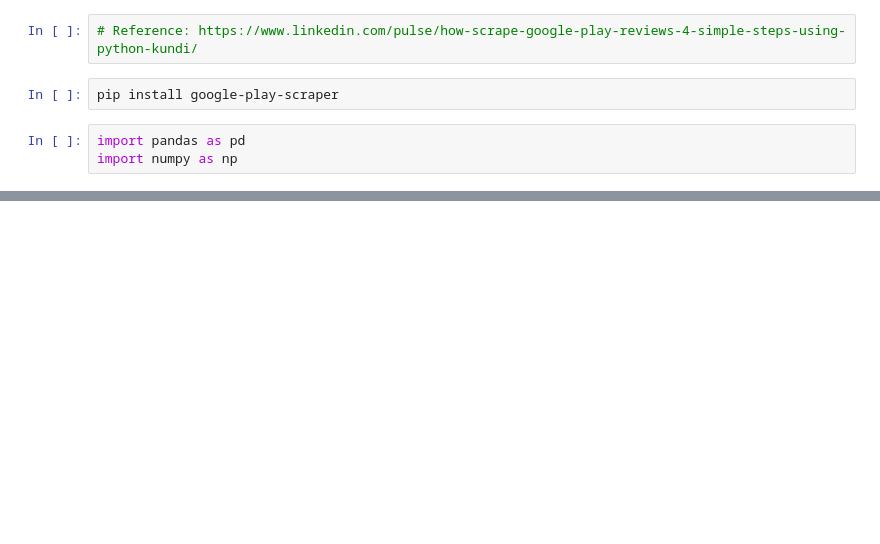
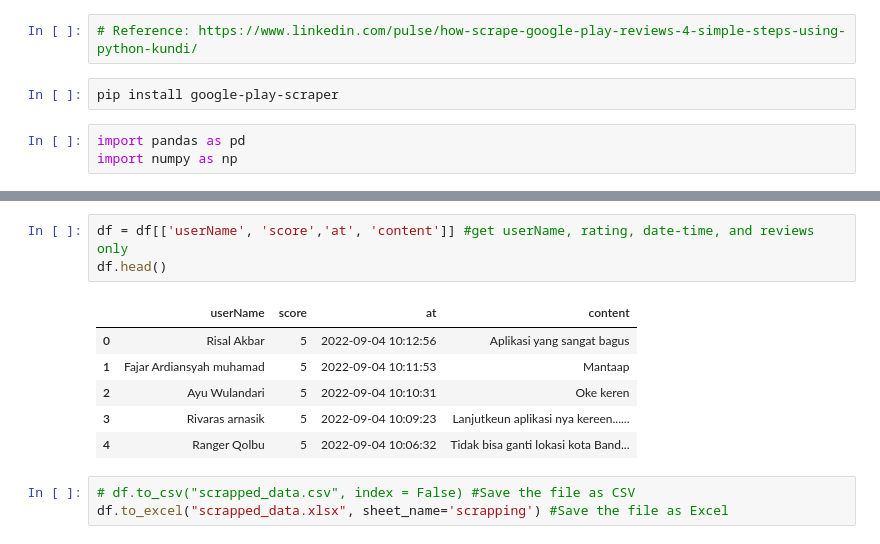
Before and after one commit to kangnurrohman/scrapper-for-google-play-store, a Jupyter notebook: src/Scrapper for Google Play Store.ipynb, the cells around one changed output, grey strips where cells are left out. Drawn from its saved outputs; the diff is of its cells as text; blank space fills up the shorter version.

```diff
--- a/src/Scrapper for Google Play Store.ipynb
+++ b/src/Scrapper for Google Play Store.ipynb
@@ -32,0 +69,13 @@ result, continuation_token = reviews(
+# %%
+df = df[['userName', 'score','at', 'content']] #get userName, rating, date-time, and reviews only
+df.head()
+# %% [output]
+|  | userName | score | at | content |
+| 0 | Risal Akbar | 5 | 2022-09-04 10:12:56 | Aplikasi yang sangat bagus |
+| 1 | Fajar Ardiansyah muhamad | 5 | 2022-09-04 10:11:53 | Mantaap |
+| 2 | Ayu Wulandari | 5 | 2022-09-04 10:10:31 | Oke keren |
+| 3 | Rivaras arnasik | 5 | 2022-09-04 10:09:23 | Lanjutkeun aplikasi nya kereen...... |
+| 4 | Ranger Qolbu | 5 | 2022-09-04 10:06:32 | Tidak bisa ganti lokasi kota Band... |
+# %%
+# df.to_csv("scrapped_data.csv", index = False) #Save the file as CSV
+df.to_excel("scrapped_data.xlsx", sheet_name='scrapping') #Save the file as Excel
```
Also changed, not shown: parts of 6 cells of this notebook.
